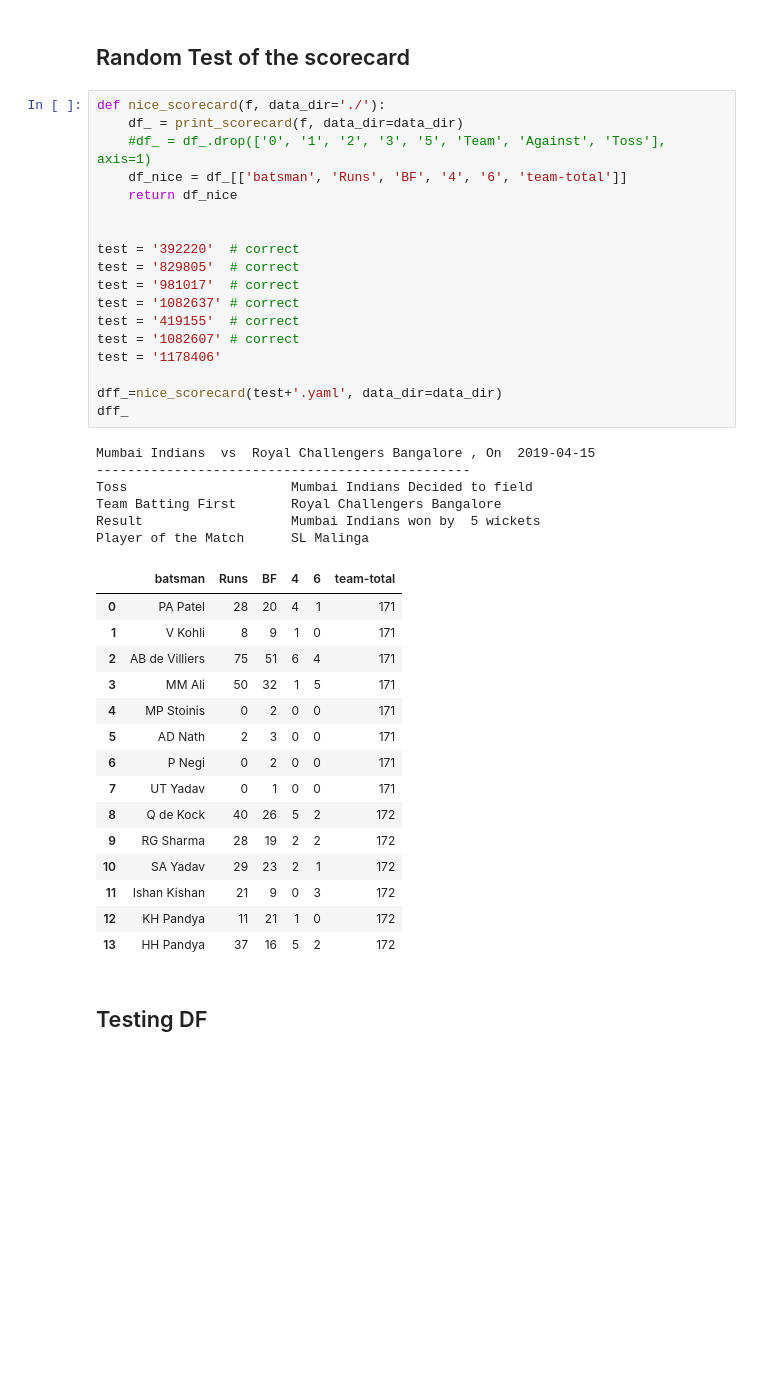
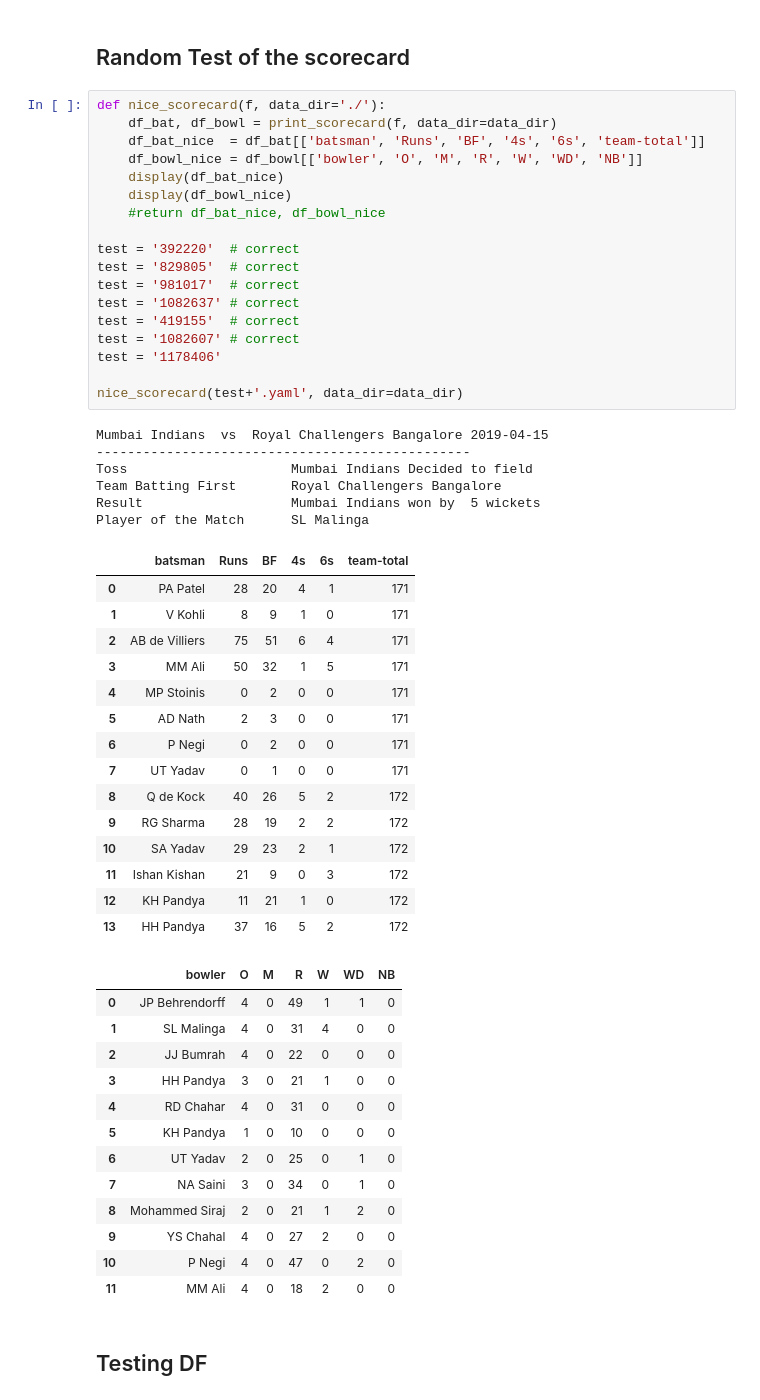
Before and after one commit to khanalg44/cricket_data, a Jupyter notebook: 03_ipl_consistency/01_print_scorecard.ipynb, the cells around one changed output. Cells and saved outputs as stored; diff of their text form; blank space fills up the shorter version.

Commit message:
updated scorecard

```diff
--- a/03_ipl_consistency/01_print_scorecard.ipynb
+++ b/03_ipl_consistency/01_print_scorecard.ipynb
@@ -205,30 +249,30 @@ Player of the Match      R Vinay Kumar
 ## Random Test of the scorecard
 # %%
 def nice_scorecard(f, data_dir='./'):
-    df_ = print_scorecard(f, data_dir=data_dir)
-    #df_ = df_.drop(['0', '1', '2', '3', '5', 'Team', 'Against', 'Toss'], axis=1)
-    df_nice = df_[['batsman', 'Runs', 'BF', '4', '6', 'team-total']]
-    return df_nice
-
+    df_bat, df_bowl = print_scorecard(f, data_dir=data_dir)
+    df_bat_nice  = df_bat[['batsman', 'Runs', 'BF', '4s', '6s', 'team-total']]
+    df_bowl_nice = df_bowl[['bowler', 'O', 'M', 'R', 'W', 'WD', 'NB']]
+    display(df_bat_nice)
+    display(df_bowl_nice)
+    #return df_bat_nice, df_bowl_nice
 
 test = '392220'  # correct
 test = '829805'  # correct
 test = '981017'  # correct
 test = '1082637' # correct
 test = '419155'  # correct
 test = '1082607' # correct
 test = '1178406'
 
-dff_=nice_scorecard(test+'.yaml', data_dir=data_dir)
-dff_
+nice_scorecard(test+'.yaml', data_dir=data_dir)
 # %% [output]
-Mumbai Indians  vs  Royal Challengers Bangalore , On  2019-04-15
+Mumbai Indians  vs  Royal Challengers Bangalore 2019-04-15
 ------------------------------------------------
 Toss                     Mumbai Indians Decided to field
 Team Batting First       Royal Challengers Bangalore
 Result                   Mumbai Indians won by  5 wickets
 Player of the Match      SL Malinga
-|  | batsman | Runs | BF | 4 | 6 | team-total |
+|  | batsman | Runs | BF | 4s | 6s | team-total |
 | 0 | PA Patel | 28 | 20 | 4 | 1 | 171 |
 | 1 | V Kohli | 8 | 9 | 1 | 0 | 171 |
 | 2 | AB de Villiers | 75 | 51 | 6 | 4 | 171 |
@@ -243,6 +287,19 @@ Player of the Match      SL Malinga
 | 11 | Ishan Kishan | 21 | 9 | 0 | 3 | 172 |
 | 12 | KH Pandya | 11 | 21 | 1 | 0 | 172 |
 | 13 | HH Pandya | 37 | 16 | 5 | 2 | 172 |
+|  | bowler | O | M | R | W | WD | NB |
+| 0 | JP Behrendorff | 4 | 0 | 49 | 1 | 1 | 0 |
+| 1 | SL Malinga | 4 | 0 | 31 | 4 | 0 | 0 |
+| 2 | JJ Bumrah | 4 | 0 | 22 | 0 | 0 | 0 |
+| 3 | HH Pandya | 3 | 0 | 21 | 1 | 0 | 0 |
+| 4 | RD Chahar | 4 | 0 | 31 | 0 | 0 | 0 |
+| 5 | KH Pandya | 1 | 0 | 10 | 0 | 0 | 0 |
+| 6 | UT Yadav | 2 | 0 | 25 | 0 | 1 | 0 |
+| 7 | NA Saini | 3 | 0 | 34 | 0 | 1 | 0 |
+| 8 | Mohammed Siraj | 2 | 0 | 21 | 1 | 2 | 0 |
+| 9 | YS Chahal | 4 | 0 | 27 | 2 | 0 | 0 |
+| 10 | P Negi | 4 | 0 | 47 | 0 | 2 | 0 |
+| 11 | MM Ali | 4 | 0 | 18 | 2 | 0 | 0 |
 # %% [markdown]
 ## Testing DF
 # %%
```
Also changed, not shown: parts of 8 cells of this notebook.
